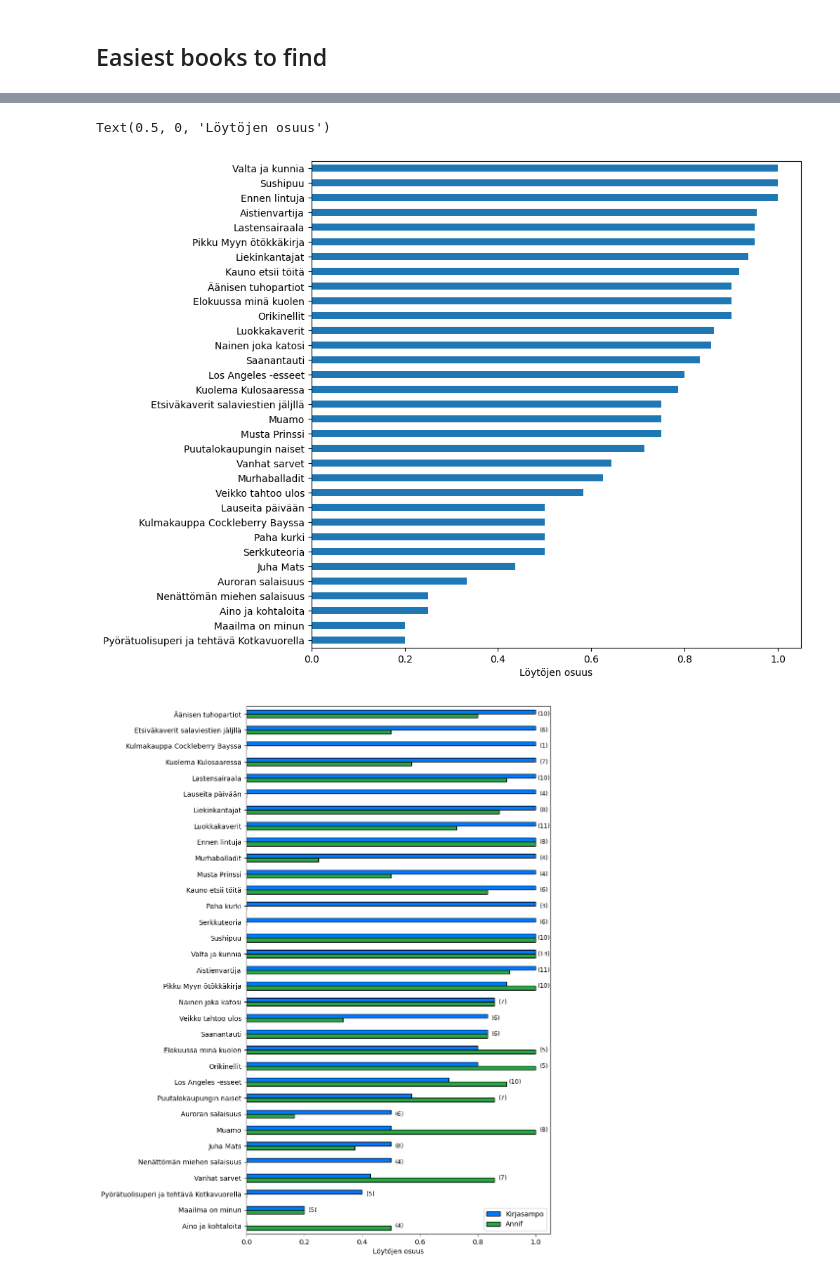
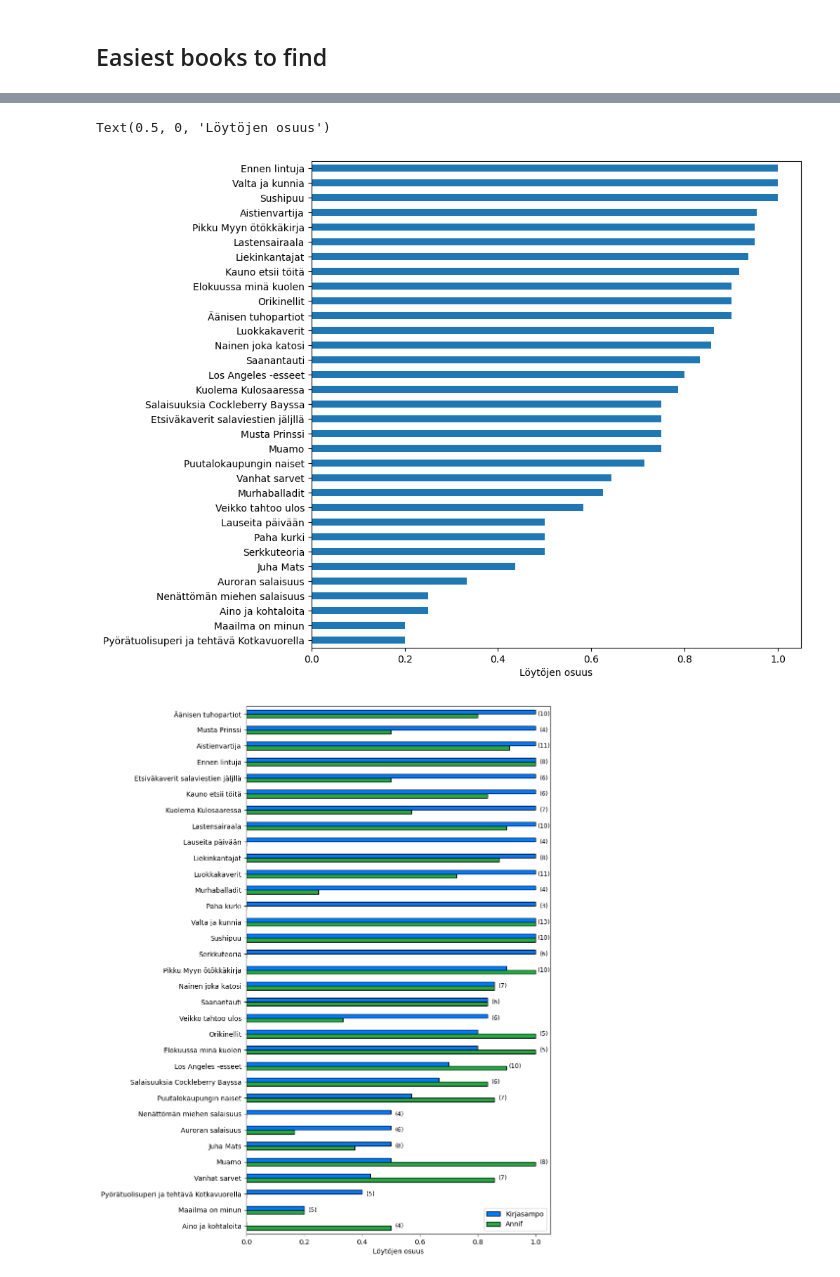
Before and after one commit to NatLibFi/kivepa-booksearch-workshop, a Jupyter notebook: analysis.ipynb, the cells around one changed output, grey strips where cells are left out. Saved outputs shown, nothing was run; the diff lists cells and outputs as text; code cells hidden in the pictures.

Commit message:
Fix wrong book to be omitted from figure 3

```diff
--- a/analysis.ipynb
+++ b/analysis.ipynb
@@ -314,7 +314,7 @@ df_with_users.groupby(by="user_number")[["is_found_a", "is_found_b"]].sum().sum(
 # %%
 # Remove books not meant to be searched
 df_pruned = df[df.title != "virhenäppäily"][
-    df.title != "Salaisuuksia Cockleberry Bayssa"
+    df.title != "Kulmakauppa Cockleberry Bayssa"
 ][df.title != ""]
 # %%
 # Altogether, with Kirjasampo & Annif subjects
@@ -337,7 +337,7 @@ plt.ylabel(None)
 plt.xlabel("Löytöjen osuus")
 # %% [output]
 Text(0.5, 0, 'Löytöjen osuus')
-[figure, old version]
+[figure, new version]
 # %%
 col = ["is_found_b", "is_found_a"]
 df_grouped = df_pruned.groupby(by="title")[col].mean()
@@ -347,40 +347,51 @@ df_sorted = df_grouped.sort_values(by="is_found_a")
 
 # Plot separate bars
 ax = df_sorted.plot.barh(
     figsize=(8, 14),
     color={"is_found_a": "#007bff", "is_found_b": "#28a745"},
     edgecolor="black",
 )  # , stacked=True)
 ax.set_ylabel(None)
 ax.set_xlabel("Löytöjen osuus")
-ax.legend(("Annif", "Kirjasampo", ))
+ax.legend(
+    (
+        "Annif",
+        "Kirjasampo",
+    )
+)
 
 ## Set order in legend
-#get handles and labels
+# get handles and labels
 handles, labels = plt.gca().get_legend_handles_labels()
-#specify order of items in legend
+# specify order of items in legend
 order = [1, 0]
-#add legend to plot
-plt.legend([handles[idx] for idx in order], ("Kirjasampo", "Annif", ))
+# add legend to plot
+plt.legend(
+    [handles[idx] for idx in order],
+    (
+        "Kirjasampo",
+        "Annif",
+    ),
+)
 
 # Add group size to the group name directly
 for i, (index, row) in enumerate(df_sorted.iterrows()):
     group_size = len(df_pruned[df_pruned["title"] == index])
     # new_index = f'{index} ({group_size})'
     new_index = f"({group_size})"
     ax.text(
         max(row["is_found_a"], row["is_found_b"]) + 0.03,
         i,
         new_index,
         ha="center",
         va="center",
         color="black",
         fontsize=9,
     )
 
-    plt.savefig('kuva-3.svg', format='svg', bbox_inches='tight')
+    plt.savefig("kuva-3.svg", format="svg", bbox_inches="tight")
 # %% [output]
-[figure, old version]
+[figure, new version]
 # %%
 df_pruned.groupby(by="title")[col].count()
 # %% [output]
```
Also changed, not shown: parts of 4 cells of this notebook, 1 other file.
